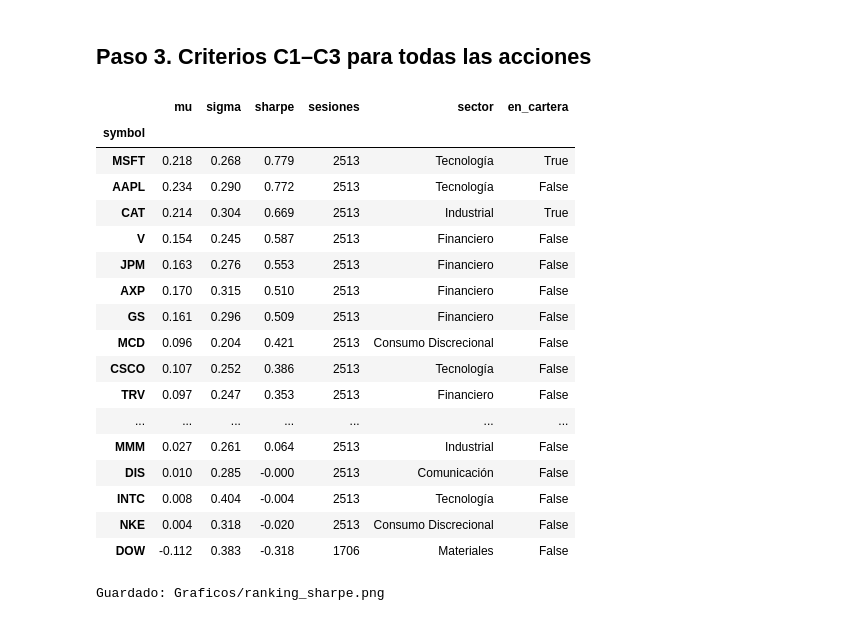
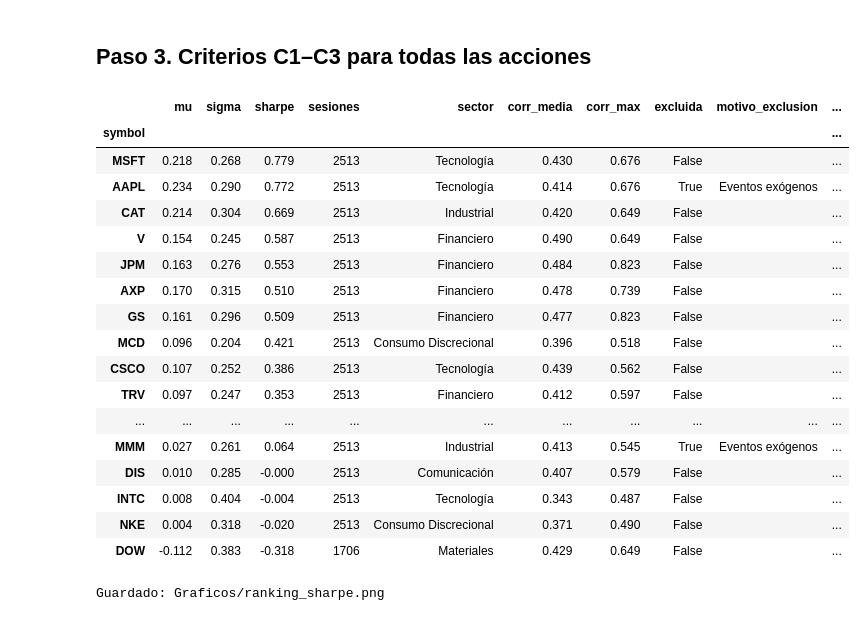
Before and after one commit to danielsoponaru/26_27_R09_Azul_Claro, a Jupyter notebook: seleccion_cartera.ipynb, the cells around one changed output. Drawn from its saved outputs; the diff is of its cells as text; code cells hidden in the pictures.

```diff
--- a/seleccion_cartera.ipynb
+++ b/seleccion_cartera.ipynb
@@ -21,7 +21,7 @@ ruta = 'Datos/Transformados/dowjones_diario_2016_2025.csv'
 dias = 252
 tasa_libre = 0.01
 
-cartera = ['CAT', 'MRK', 'MSFT']
+cartera = ['CAT', 'MRK', 'MSFT']      # el paso 7 comprueba que es la 1.ª del ranking
 
 color_CAT = BBVA['principal']
 color_MRK = BBVA['agua']
@@ -30,7 +30,11 @@ gris = BBVA['gris_dato']
 
 fuente = 'Fuente: dowjones_diario_2016_2025.csv'
 
-excluidas = ['UNH', 'BA', 'MMM', 'JNJ', 'HON', 'CVX', 'VZ', 'AAPL', 'NVDA', 'WMT']
+excluidas = {
+    'UNH': 'Eventos exógenos', 'BA': 'Eventos exógenos', 'MMM': 'Eventos exógenos', 'JNJ': 'Eventos exógenos',
+    'HON': 'Eventos exógenos', 'CVX': 'Eventos exógenos', 'VZ': 'Eventos exógenos', 'AAPL': 'Eventos exógenos',
+    'NVDA': 'Volatilidad excesiva', 'WMT': 'Problemas en sus datos de fechas',
+}
 
 # Sector GICS de cada acción del dataset (INTC y DOW los hemos asignado nosotros)
 sector = {
@@ -197,39 +201,50 @@ Guardado: Graficos/histograma_retornos_cartera.png
 # %%
 mu = dias * retornos.mean()
 sigma = np.sqrt(dias) * retornos.std()
 sharpe = (mu - tasa_libre) / sigma
 
 metricas = pd.DataFrame()
 metricas['mu'] = mu
 metricas['sigma'] = sigma
 metricas['sharpe'] = sharpe
 metricas['sesiones'] = retornos.count()
 metricas['sector'] = metricas.index.map(sector)
 
+corr_abs = retornos.corr().abs()
+n_acciones = len(corr_abs)
+metricas['corr_media'] = (corr_abs.sum() - 1) / (n_acciones - 1)
+metricas['corr_max'] = (corr_abs - np.eye(n_acciones)).max()
+
+metricas['excluida'] = metricas.index.isin(list(excluidas))
+metricas['motivo_exclusion'] = metricas.index.map(excluidas).fillna('')
+metricas['serie_completa'] = metricas['sesiones'] == metricas['sesiones'].max()
+metricas['C1_ok'] = metricas['mu'] > 0
+metricas['C3_ok'] = metricas['sharpe'] > 0
+metricas['elegible'] = ~metricas['excluida'] & metricas['serie_completa'] & metricas['C1_ok'] & metricas['C3_ok']
 metricas['en_cartera'] = metricas.index.isin(cartera)
 metricas = metricas.sort_values('sharpe', ascending=False)
 
 metricas.to_csv('outputs/metricas_acciones.csv', index_label='ticker')
 metricas.round(3)
 # %% [output]
-|  | mu | sigma | sharpe | sesiones | sector | en_cartera |
-| symbol |  |  |  |  |  |  |
-| MSFT | 0.218 | 0.268 | 0.779 | 2513 | Tecnología | True |
-| AAPL | 0.234 | 0.290 | 0.772 | 2513 | Tecnología | False |
-| CAT | 0.214 | 0.304 | 0.669 | 2513 | Industrial | True |
-| V | 0.154 | 0.245 | 0.587 | 2513 | Financiero | False |
-| JPM | 0.163 | 0.276 | 0.553 | 2513 | Financiero | False |
-| AXP | 0.170 | 0.315 | 0.510 | 2513 | Financiero | False |
-| GS | 0.161 | 0.296 | 0.509 | 2513 | Financiero | False |
-| MCD | 0.096 | 0.204 | 0.421 | 2513 | Consumo Discrecional | False |
-| CSCO | 0.107 | 0.252 | 0.386 | 2513 | Tecnología | False |
-| TRV | 0.097 | 0.247 | 0.353 | 2513 | Financiero | False |
-| ... | ... | ... | ... | ... | ... | ... |
-| MMM | 0.027 | 0.261 | 0.064 | 2513 | Industrial | False |
-| DIS | 0.010 | 0.285 | -0.000 | 2513 | Comunicación | False |
-| INTC | 0.008 | 0.404 | -0.004 | 2513 | Tecnología | False |
-| NKE | 0.004 | 0.318 | -0.020 | 2513 | Consumo Discrecional | False |
-| DOW | -0.112 | 0.383 | -0.318 | 1706 | Materiales | False |
+|  | mu | sigma | sharpe | sesiones | sector | corr_media | corr_max | excluida | motivo_exclusion | ... |
+| symbol |  |  |  |  |  |  |  |  |  | ... |
+| MSFT | 0.218 | 0.268 | 0.779 | 2513 | Tecnología | 0.430 | 0.676 | False |  | ... |
+| AAPL | 0.234 | 0.290 | 0.772 | 2513 | Tecnología | 0.414 | 0.676 | True | Eventos exógenos | ... |
+| CAT | 0.214 | 0.304 | 0.669 | 2513 | Industrial | 0.420 | 0.649 | False |  | ... |
+| V | 0.154 | 0.245 | 0.587 | 2513 | Financiero | 0.490 | 0.649 | False |  | ... |
+| JPM | 0.163 | 0.276 | 0.553 | 2513 | Financiero | 0.484 | 0.823 | False |  | ... |
+| AXP | 0.170 | 0.315 | 0.510 | 2513 | Financiero | 0.478 | 0.739 | False |  | ... |
+| GS | 0.161 | 0.296 | 0.509 | 2513 | Financiero | 0.477 | 0.823 | False |  | ... |
+| MCD | 0.096 | 0.204 | 0.421 | 2513 | Consumo Discrecional | 0.396 | 0.518 | False |  | ... |
+| CSCO | 0.107 | 0.252 | 0.386 | 2513 | Tecnología | 0.439 | 0.562 | False |  | ... |
+| TRV | 0.097 | 0.247 | 0.353 | 2513 | Financiero | 0.412 | 0.597 | False |  | ... |
+| ... | ... | ... | ... | ... | ... | ... | ... | ... | ... | ... |
+| MMM | 0.027 | 0.261 | 0.064 | 2513 | Industrial | 0.413 | 0.545 | True | Eventos exógenos | ... |
+| DIS | 0.010 | 0.285 | -0.000 | 2513 | Comunicación | 0.407 | 0.579 | False |  | ... |
+| INTC | 0.008 | 0.404 | -0.004 | 2513 | Tecnología | 0.343 | 0.487 | False |  | ... |
+| NKE | 0.004 | 0.318 | -0.020 | 2513 | Consumo Discrecional | 0.371 | 0.490 | False |  | ... |
+| DOW | -0.112 | 0.383 | -0.318 | 1706 | Materiales | 0.429 | 0.649 | False |  | ... |
 # %%
 orden = metricas.sort_values('sharpe')
 
```
Also changed, not shown: parts of 5 cells of this notebook, 3 other files.
